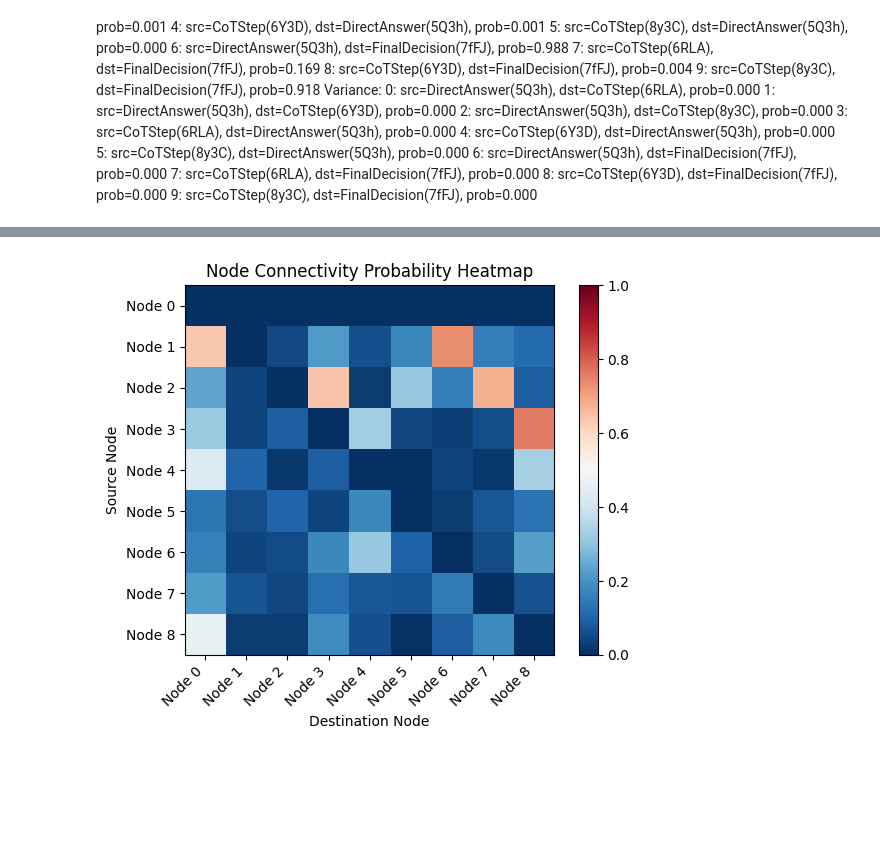
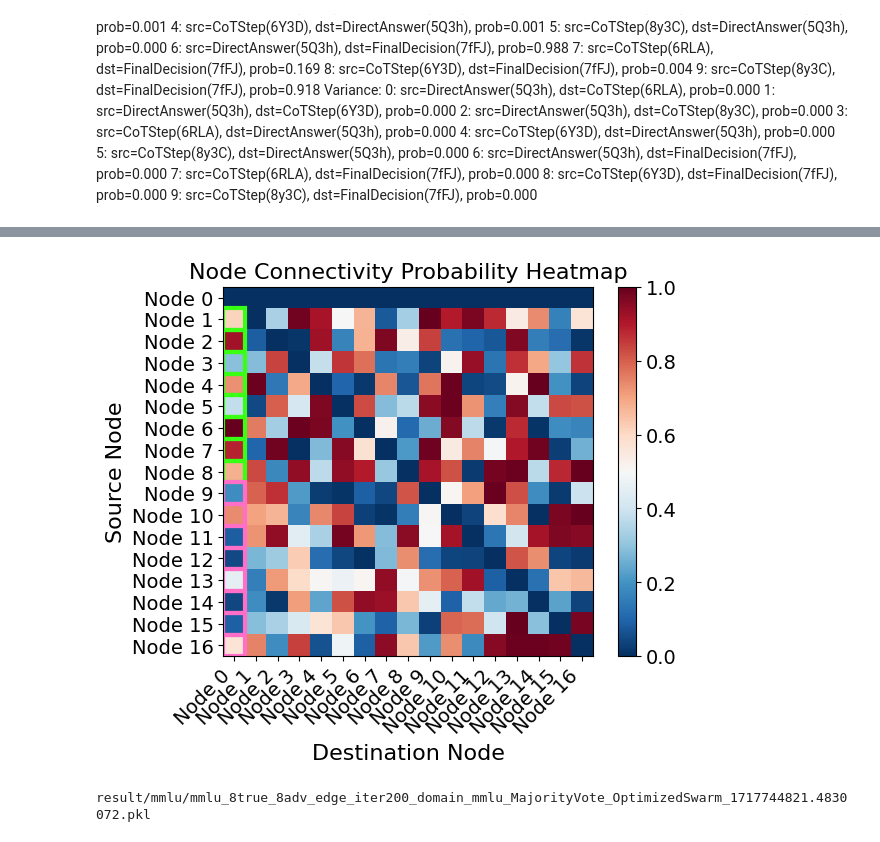
Before and after one commit to lukasVierling/DynamicGPTSwarm, a Jupyter notebook: edge_network_tests.ipynb, the cells around one changed output, grey strips where cells are left out. Saved outputs shown, nothing was run; the diff lists cells and outputs as text; code cells hidden in the pictures; blank space fills up the shorter version.

```diff
--- a/edge_network_tests.ipynb
+++ b/edge_network_tests.ipynb
@@ -294,8 +132,0 @@ tokenizer.apply_chat_template = apply_chat_template
-# %%
-with open("result/crosswords/old_method_10_it_nostuck_20batch/experiment8_utilities_9.pkl", "rb") as f:
-    utilities = pkl.load(f)
-#print(utilities[100:])
-print(np.mean(utilities[100:]))
-for i in range(0,200,20):
-    print(utilities[i:i+20])
-    print(np.mean(utilities[i:i+20]))
@@ -304 +133,3 @@ print(torch.sigmoid(swarm['edge_logits']))
+# %%
+swarm = pickle_object
 # %%
@@ -360,7 +179,7 @@ import pandas as pd
 import copy
 import torch
 
-dataset_val = CMMLUDataset('test')
+dataset_val = MMLUDataset('test')
 print("Total df length:", len(dataset_val._total_df))
 #dataset_val._total_df = dataset_val._total_df[:3000]
 all_probs = []
@@ -470,0 +349,3 @@ tensor([0.0043, 0.0007, 0.0092, 0.0420, 0.0453, 0.0096, 0.0440, 0.0102, 0.0150,
+# %%
+edge_probs = pickle_object['mean_mmlu']  # Assuming all_probs_mean is defined.
+swarm = pickle_object['swarm']
@@ -499,47 +383,57 @@ from matplotlib.colors import LinearSegmentedColormap
 # Assuming create_adjacency_matrix and _print_conns are defined elsewhere.
 
 # Sample data generation (replace this with actual data retrieval)
-edge_probs = torch.sigmoid(swarm.connection_dist.edge_logits)
+#edge_probs = torch.sigmoid(swarm.connection_dist.edge_logits)
 # _print_conns(edge_probs, swarm)
-#edge_probs = all_probs_mean  # Assuming all_probs_mean is defined.
+
 # Simulating edge probabilities for demonstration:
 # Create the adjacency matrix from edge probabilities
 # adjacency_matrix, node_indices, names = create_adjacency_matrix(edge_probs, swarm)
 # For demonstration, let's use the edge_probs as the adjacency matrix:
 adjacency_matrix,node_indices,names = create_adjacency_matrix(edge_probs, swarm)
 #reorder the matrix
-reorder=True
+reorder=False
 if reorder:
     print((adjacency_matrix[1::2,:]).shape)
     adjacency_matrix = np.concatenate([adjacency_matrix[0,:][np.newaxis,:], adjacency_matrix[1::2,:], adjacency_matrix[2::2,:]], 0)
     adjacency_matrix = np.concatenate([adjacency_matrix[:,0][:,np.newaxis], adjacency_matrix[:,1::2], adjacency_matrix[:,2::2]], 1)
 _print_conns(edge_probs, swarm)
-node_indices = {i: i for i in range(9)}
-names = {i: f"Node {i}" for i in range(9)}
+node_indices = {i: i for i in range(17)} #node_indices = {i: i for i in range(9)}
+names = {i: f"Node {i}" for i in range(17)} #names = {i: f"Node {i}" for i in range(9)}
+
 
 # Plotting the heatmap with the reversed 'RdBu' colormap
 fig, ax = plt.subplots()
 heatmap = ax.imshow(adjacency_matrix, cmap='RdBu_r', vmin=0, vmax=1)  # Note the '_r' to reverse the colormap
 
-# Add a colorbar
+# Highlighting two continuous boxed areas
+highlighted_indices_1 = [(i, 0) for i in range(1, 9)]  # Rows 1 to 4 and column 1
+highlighted_indices_2 = [(i, 0) for i in range(9, 17)]  # Rows 5 to 9 and column 1
+for i, j in highlighted_indices_1:
+    ax.add_patch(plt.Rectangle((j - 0.5, i - 0.5), 1, 1, fill=None, edgecolor='#39FF14', lw=3))  # Neonish green
+for i, j in highlighted_indices_2:
+    ax.add_patch(plt.Rectangle((j - 0.5, i - 0.5), 1, 1, fill=None, edgecolor='#FF6EC7', lw=3))  # Neonish pink
+
+# Add a colorbar with increased font size
 cbar = plt.colorbar(heatmap)
+cbar.ax.tick_params(labelsize=14)  # Increased font size for colorbar tick labels
 
 # Set the tick labels
 num_nodes = len(node_indices)
 ax.set_xticks(np.arange(num_nodes))
 ax.set_yticks(np.arange(num_nodes))
-ax.set_xticklabels([names[node_id] for node_id in node_indices])
-ax.set_yticklabels([names[node_id] for node_id in node_indices])
+ax.set_xticklabels([names[node_id] for node_id in node_indices], fontsize=14)  # Increased font size for x-axis tick labels
+ax.set_yticklabels([names[node_id] for node_id in node_indices], fontsize=14)  # Increased font size for y-axis tick labels
 
 # Rotate the tick labels for better readability
 plt.setp(ax.get_xticklabels(), rotation=45, ha="right")
 
 # Set the axis labels
-ax.set_xlabel('Destination Node')
-ax.set_ylabel('Source Node')
+ax.set_xlabel('Destination Node', fontsize=16)  # Increased font size for x-axis label
+ax.set_ylabel('Source Node', fontsize=16)  # Increased font size for y-axis label
 
 # Set the title
-ax.set_title('Node Connectivity Probability Heatmap')
+ax.set_title('Node Connectivity Probability Heatmap', fontsize=16)  # Increased font size for title
 
 # Show the plot
 plt.show()
@@ -564,4 +458,8 @@ plt.show()
-[figure, old version]
+[figure, new version]
+# %%
+print(full_path)
+# %% [output]
+result/mmlu/mmlu_8true_8adv_edge_iter200_domain_mmlu_MajorityVote_OptimizedSwarm_1717744821.4830072.pkl
 # %%
 #dump the edge probs as pickle object
 with open(full_path, 'wb') as f:
```
Also changed, not shown: parts of 34 cells of this notebook, 3 other files.
